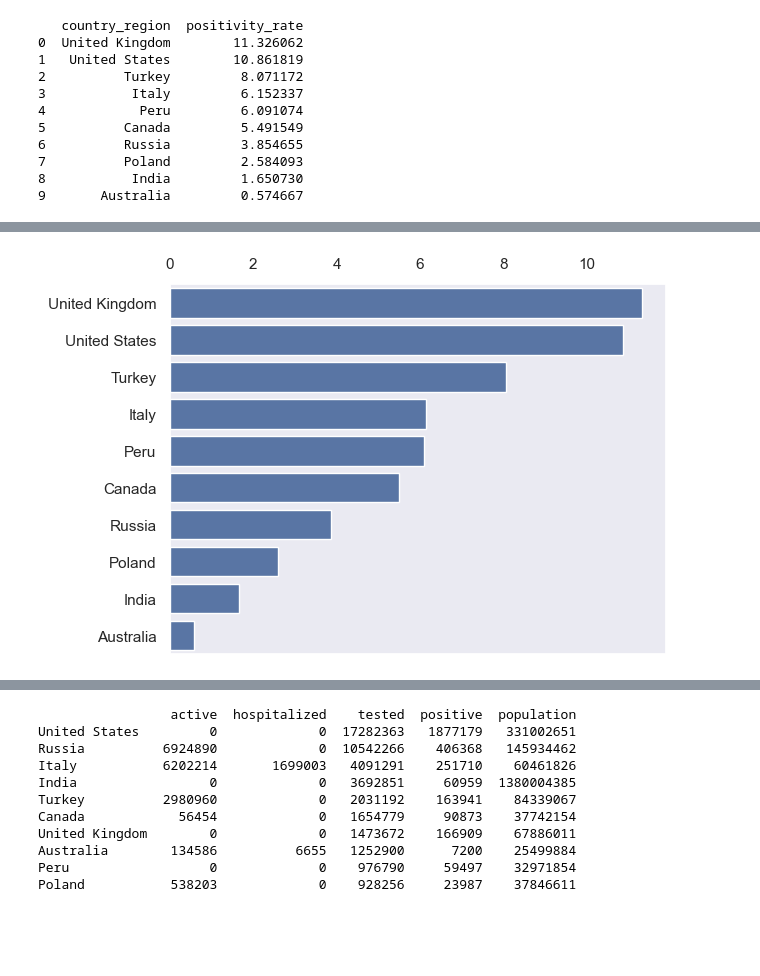
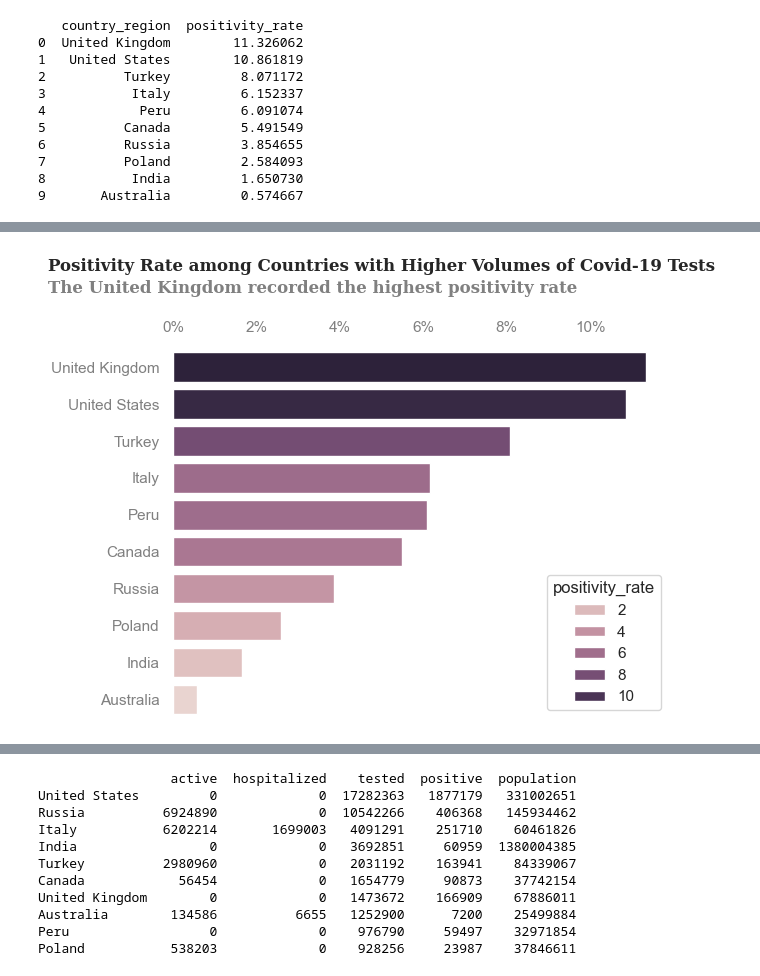
Before and after one commit to mcbrownmwale/Covid_19, a Jupyter notebook: Covid-19.ipynb, the cells around one changed output, grey strips where cells are left out. Cells and saved outputs as stored; diff of their text form; code cells hidden in the pictures; blank space fills up the shorter version.

```diff
--- a/Covid-19.ipynb
+++ b/Covid-19.ipynb
@@ -19,7 +28,7 @@ import numpy as np
 # Import matplotlib and seaborn for data visualisation
 import matplotlib.pyplot as plt
 import seaborn as sns
-sns.set_theme()
+sns.set_theme(style = 'white', palette = 'muted')
 
 # Read in Data
 covid = pd.read_csv('covid_19.csv')
@@ -316,13 +373,19 @@ _**Answer**_:
 Let us create a chart for our findings.
 # %%
 # Visualization
-sns.barplot(data = top_ten_positivity_rated, x = 'positivity_rate', y = 'country_region', orient = 'h')
+sns.barplot(data = top_ten_positivity_rated, x = 'positivity_rate', y = 'country_region', orient = 'h', hue = 'positivity_rate')
+sns.despine(left = True, bottom = True)
+plt.text(x = -3, y = -2.6, s = 'Positivity Rate among Countries with Higher Volumes of Covid-19 Tests', fontdict = {'weight':'bold', 'family':'serif'})
+plt.text(x = -3, y = -2, s = 'The United Kingdom recorded the highest positivity rate',\
+         fontdict = {'weight':'bold', 'family':'serif', 'color':'gray'})
+plt.xticks([0, 2, 4, 6, 8, 10], ['0%', '2%', '4%', '6%', '8%', '10%'])
+plt.tick_params(labelcolor = 'gray')
 plt.ylabel('')
 plt.xlabel('')
 plt.tick_params(labeltop = True, labelbottom = False)
 plt.grid(False)
 plt.show()
 # %% [output]
-[figure, old version]
+[figure, new version]
 # %% [markdown]
 ## Scaling of Data to Population Level
```
Also changed, not shown: parts of 21 cells of this notebook.
